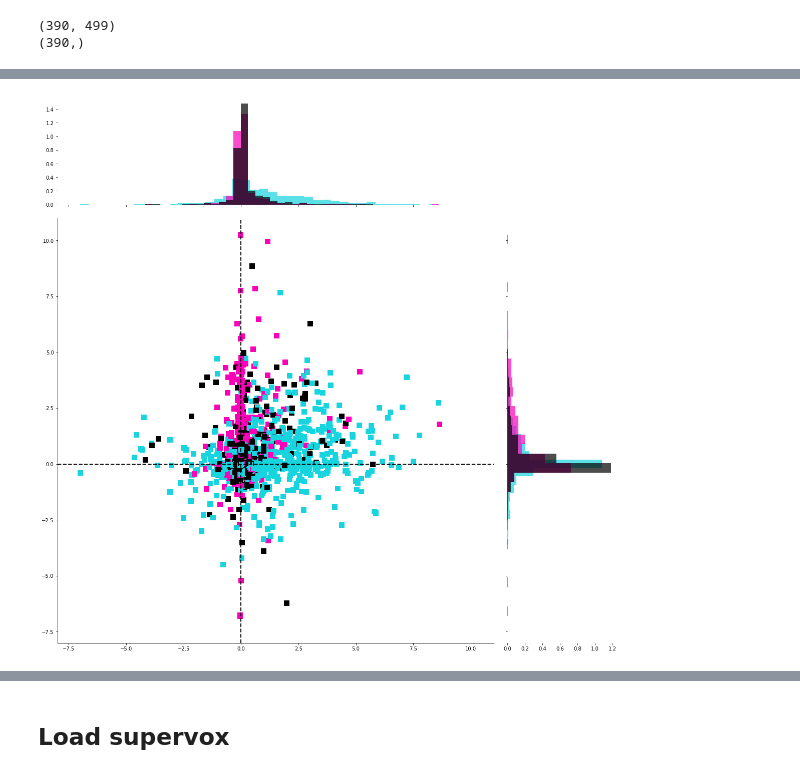
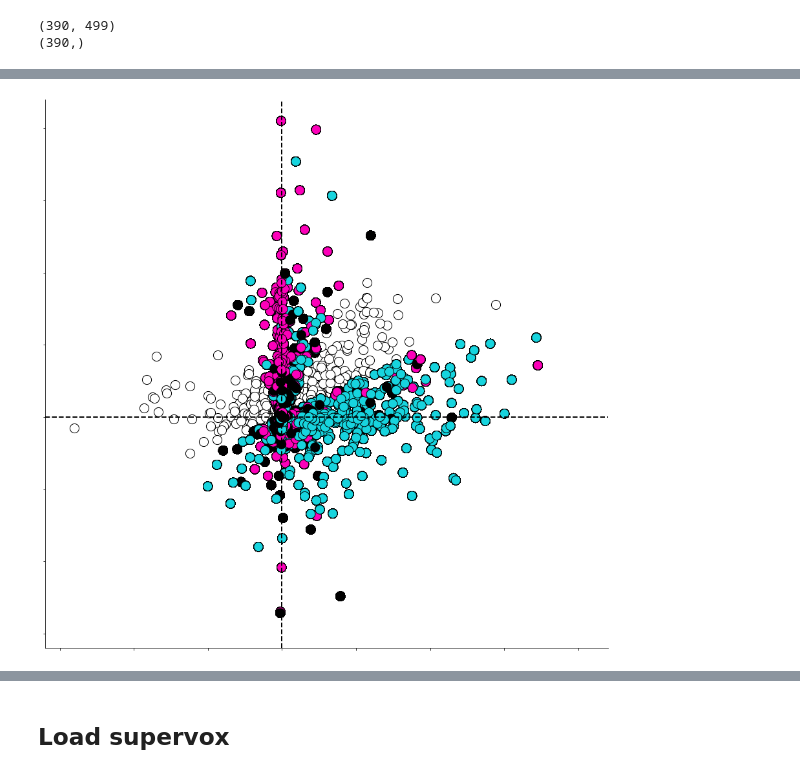
Before and after one commit to ClandininLab/brainsss, a Jupyter notebook: notebooks/20251106_fig4_FINAL.ipynb, the cells around one changed output, grey strips where cells are left out. Cells and saved outputs as stored; diff of their text form; code cells hidden in the pictures.

```diff
--- a/notebooks/20251106_fig4_FINAL.ipynb
+++ b/notebooks/20251106_fig4_FINAL.ipynb
@@ -315,7 +335,7 @@ print(sep_events[499]['vals'].shape)
 # %%
 total_path = os.path.join(home_path, '10flies_total_dict.pkl')
 with open(total_path, 'rb') as file:
-    total_data_dict = pickle.load(file)
+    total_data_dict_2 = pickle.load(file)
 # %%
 total_event_times_dic={}
 total_trials={'inc':[],'dec':[],'flat':[],'non':[]}
@@ -405,0 +431,6 @@ total_events_behave[fly]['vals'].shape
+# %%
+for fly in all_flies_data_dict:
+    for b in all_flies_data_dict[fly]:
+        bool_sp=~np.isin(all_flies_data_dict[fly][b],best_data_dict[fly][b])
+#         print(np.shape(bool_sp))
+        all_flies_data_dict[fly][b]=np.asarray(all_flies_data_dict[fly][b])[bool_sp]
@@ -505,5 +676,5 @@ print(np.shape(y))
 # %%
-file_path=os.path.join(cluster_dir, 'model_set.pkl')
+file_path=os.path.join(cluster_dir, 'model_set_total.pkl')
 # with open(file_path, 'wb') as file:
 #         pickle.dump(model_set, file)
 with open(file_path, 'rb') as file:
@@ -623,0 +814,8 @@ scatter_colors=np.asarray(scatter_colors)
+# %%
+uc_events=[]
+for fly in total_events_behave:
+    bool_lab=total_events_behave[fly]['label']=='non'
+    vels=total_events_behave[fly]['fv'][bool_lab]
+    uc_events.append(vels)
+uc_events=np.vstack(uc_events)
+print(uc_events.shape)
@@ -624,63 +824,63 @@ scatter_colors=np.asarray(scatter_colors)
 # %%
 fig = plt.figure(figsize=(20, 20))
 gs = fig.add_gridspec(2, 2, width_ratios=[4, 1], height_ratios=[1, 4],
                       hspace=0.05, wspace=0.05)
 ax_main = fig.add_subplot(gs[1, 0])
 # plt.scatter(total_pre, total_post);
 behavior_set=full_behave
 pred_set=full_pred
-
-ax_main.scatter(np.asarray(behavior_set)[:,0], np.asarray(behavior_set)[:,1], s=100,color=scatter_colors,marker='s',rasterized=True);
-
+ax_main.scatter(np.asarray(uc_events)[:,0], np.asarray(uc_events)[:,1], s=200,color='w',edgecolor='k',rasterized=True);
+ax_main.scatter(np.asarray(behavior_set)[:,0], np.asarray(behavior_set)[:,1], s=200,color=scatter_colors,edgecolor='k',rasterized=True);
 
 plt.axvline(0,color='k',linestyle='--',lw=2);
 plt.axhline(0,color='k',linestyle='--',lw=2);
 # plt.legend();
 # ax_main.set_xlabel('Avg velocity 50ms before stim');
 # ax_main.set_ylabel('Avg velocity 50ms before end of stim');
 ax_main.spines['top'].set_visible(False)
 ax_main.spines['right'].set_visible(False)
 ax_main.set_xlim((-8,11))
 ax_main.set_ylim((-8,11))
-# ax_main.tick_params(axis='y',labelsize=50)
-# ax_main.tick_params(axis='x',labelsize=50)
-# ax_main.set_xticklabels([])
-# ax_main.set_yticklabels([])
-order=['flat','inc','dec'][::-1]
-ax_top = fig.add_subplot(gs[0, 0], sharex=ax_main)
-for b in order:
-    x=np.asarray(behavior_set)[:,0][pred_set==b]
-    ax_top.hist(x, bins=40, color=behavior_colors[b], alpha=0.7,rasterized=True, density=True)
-ax_top.tick_params(labelbottom=False)
-# ax_top.set_yticks([])
-# ax_top.set_xticks([])
-# ax_top.set_ylabel('De')
-ax_top.spines['top'].set_visible(False)
-ax_top.spines['right'].set_visible(False)
-ax_top.spines['left'].set_visible(False)
-ax_top.spines['bottom'].set_visible(False)
+# ax_main.tick_params(axis='y',labelsize=20)
+# ax_main.tick_params(axis='x',labelsize=20)
+ax_main.set_xticklabels([])
+ax_main.set_yticklabels([])
+# order=['flat','inc','dec'][::-1]
+# ax_top = fig.add_subplot(gs[0, 0], sharex=ax_main)
+# for b in order:
+#     x=np.asarray(behavior_set)[:,0][pred_set==b]
+#     ax_top.hist(x, bins=40, color=behavior_colors[b], alpha=0.7,rasterized=True, density=True)
+# ax_top.tick_params(labelbottom=False)
+# # ax_top.set_yticks([])
+# # ax_top.set_xticks([])
+# # ax_top.set_ylabel('De')
+# ax_top.spines['top'].set_visible(False)
+# ax_top.spines['right'].set_visible(False)
+# ax_top.spines['left'].set_visible(False)
+# ax_top.spines['bottom'].set_visible(False)
 
 
 
-ax_right = fig.add_subplot(gs[1, 1], sharey=ax_main)
-for b in order:
-    y=np.asarray(behavior_set)[:,1][pred_set==b]
-    ax_right.hist(y, bins=40, color=behavior_colors[b], alpha=0.7, orientation='horizontal', rasterized=True,density=True)
-ax_right.tick_params(labelleft=False)
-# ax_right.set_yticks([])
-# ax_right.set_xticks([])
-# ax_right.set_xlabel('Count')
-ax_right.spines['top'].set_visible(False)
-ax_right.spines['right'].set_visible(False)
-ax_right.spines['bottom'].set_visible(False)
-ax_right.spines['left'].set_visible(False)
-plt.rcParams['path.simplify'] = True
-plt.rcParams['path.simplify_threshold'] = 1.0
-plt.rcParams['svg.fonttype'] = 'none'
+# ax_right = fig.add_subplot(gs[1, 1], sharey=ax_main)
+# for b in order:
+#     y=np.asarray(behavior_set)[:,1][pred_set==b]
+#     ax_right.hist(y, bins=40, color=behavior_colors[b], alpha=0.7, orientation='horizontal', rasterized=True,density=True)
+# ax_right.tick_params(labelleft=False)
+# # ax_right.set_yticks([])
+# # ax_right.set_xticks([])
+# # ax_right.set_xlabel('Count')
+# ax_right.spines['top'].set_visible(False)
+# ax_right.spines['right'].set_visible(False)
+# ax_right.spines['bottom'].set_visible(False)
+# ax_right.spines['left'].set_visible(False)
+# plt.rcParams['path.simplify'] = True
+# plt.rcParams['path.simplify_threshold'] = 1.0
+# plt.rcParams['svg.fonttype'] = 'none'
 # plt.savefig(os.path.join(save_dir,'model_scatter.png'), dpi=300, bbox_inches='tight')
+# plt.savefig(os.path.join(save_dir,'model_scatter.png'), dpi=300, bbox_inches='tight', format="png", transparent=True)
 # svgz_path = os.path.join(save_dir, 'model_scatter.svgz')
 # with gzip.open(svgz_path, 'wb', compresslevel=9) as f:
 #     plt.savefig(f, dpi=300, bbox_inches='tight', format='svg', transparent=True)
 plt.show()
 # %% [output]
-[figure, old version]
+[figure, new version]
```
Also changed, not shown: parts of 65 cells of this notebook, 7 other files.
